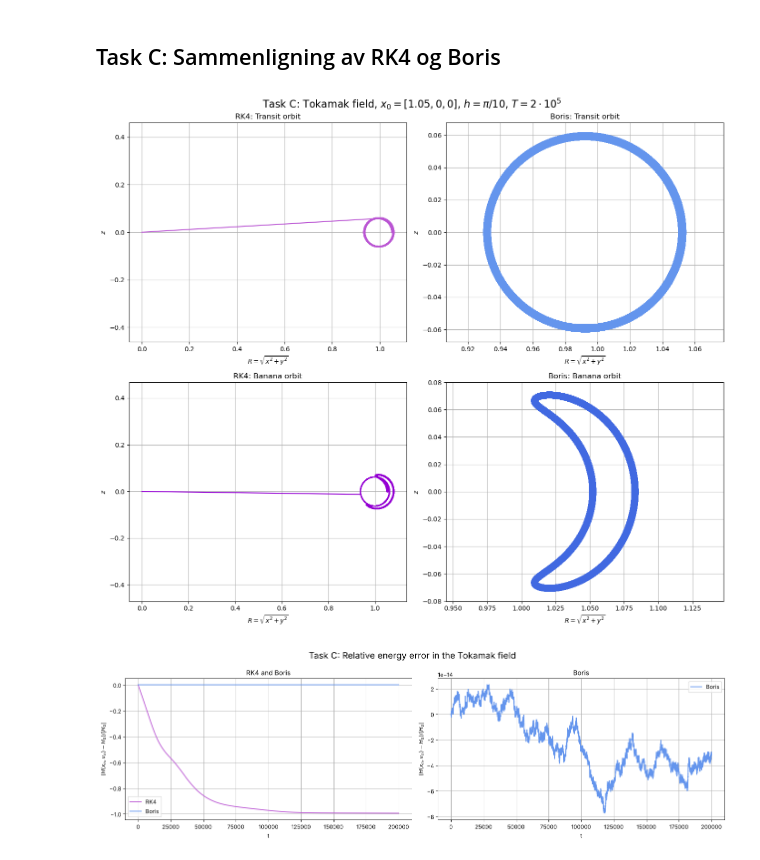
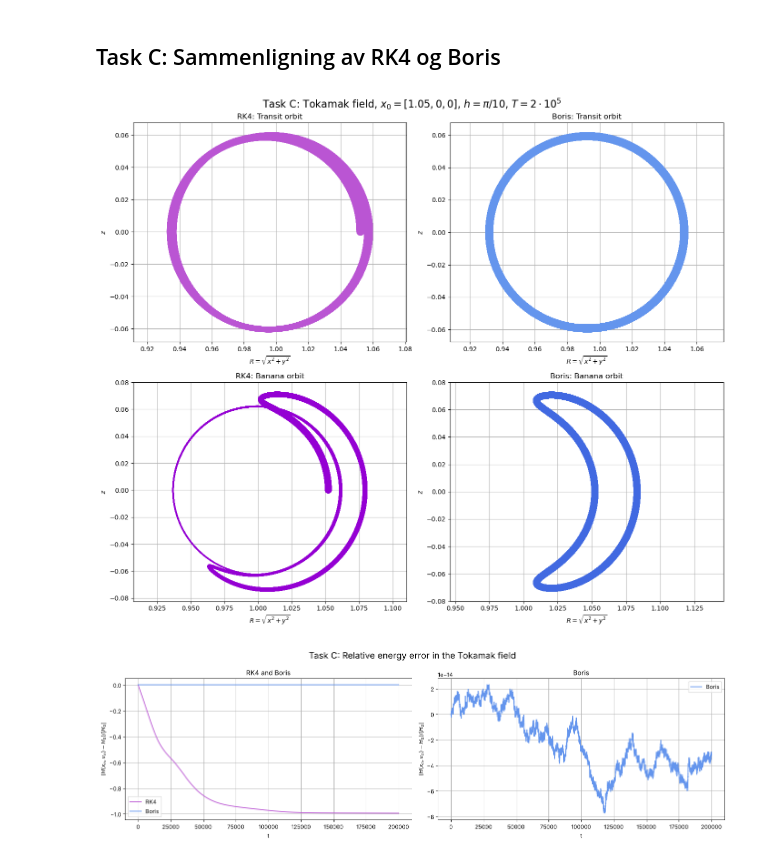
Before and after one commit to emilieklaussen/Nummat-prosjekt-2, a Jupyter notebook: prosjekt2_sortert.ipynb, the cells around one changed output. Saved outputs shown, nothing was run; the diff lists cells and outputs as text; code cells hidden in the pictures.

```diff
--- a/prosjekt2_sortert.ipynb
+++ b/prosjekt2_sortert.ipynb
@@ -1362,8 +1362,8 @@ n_steps_C = int(T_C/h_C)
 time_C = np.linspace(0, T_C, n_steps + 1)
 
 # Preallocating array
-y_arr_tokamak_RK4_C_banana = np.zeros((n_steps + 1, 6))
-y_arr_tokamak_RK4_C_transit = np.zeros((n_steps + 1, 6))
+y_arr_tokamak_RK4_C_banana = np.zeros((n_steps_C + 1, 6))
+y_arr_tokamak_RK4_C_transit = np.zeros((n_steps_C + 1, 6))
 
 x0_tokamak_C = np.array([1.05,0,0])
 v0_tokamak_C_banana = np.array([0,4.816e-4,-2.059e-3]) #for banana orbit
@@ -1437,39 +1437,34 @@ error_energy_tokamak_boris = (energy_tokamak_boris_C - E0_tokamak_boris)/np.abs(
 # TASK C: TRAJECTORIES FOR RK4 AND BORIS SIDE BY SIDE (cf. Fig. 6 in He et al. 2015)
 fig, axes = plt.subplots(2, 2, figsize=(14, 12))
 
 #RK4, (R,z)-plane, Transit orbit
 axes[0, 0].plot(R_RK4_C_transit, x_arr_tokamak_RK4_C_transit[:, 2], color="mediumorchid")
 axes[0, 0].set_title("RK4: Transit orbit")
 
 #Boris, (R, z)-plane, Transit orbit
 axes[0, 1].plot(R_boris_C_transit, x_c_boris_transit[2], color="cornflowerblue")
 axes[0, 1].set_title("Boris: Transit orbit")
 
 #RK4, (R, z)-plane, Banana orbit
 axes[1, 0].plot(R_RK4_C_banana, x_arr_tokamak_RK4_C_banana[:, 2], color="darkviolet")
 axes[1, 0].set_title("RK4: Banana orbit")
 
 #Boris, (R, z)-plane, Banana orbit
 axes[1, 1].plot(R_boris_C_banana, x_c_boris_banana[2], color="royalblue")
 axes[1, 1].set_title("Boris: Banana orbit")
 
-"""for i in range(2):
-    for j in range(2):
-       axes[i,j].set_xlabel(r"$R=\sqrt{x^2+y^2}$")
-       axes[i,j].set_ylabel(r"$z$")
-"""
 
 for ax in axes.flat:
     ax.set_xlabel(r"$R=\sqrt{x^2+y^2}$")
     ax.set_ylabel(r"$z$")
     ax.axis("equal")
     ax.grid(True)
 
 fig.suptitle(r"Task C: Tokamak field, $x_0 = [1.05, 0, 0]$, $h = \pi/10$, $T = 2\cdot 10^5$", fontsize=16)
 plt.tight_layout()
 plt.show()
 # %% [output]
-[figure, old version]
+[figure, new version]
 # %%
 # TASK C: RELATIVE ENERGY ERROR FOR RK4 AND BORIS (cf. Fig. 7 in He et al. 2015)
 fig, axes = plt.subplots(1, 2, figsize=(16, 5))
```
